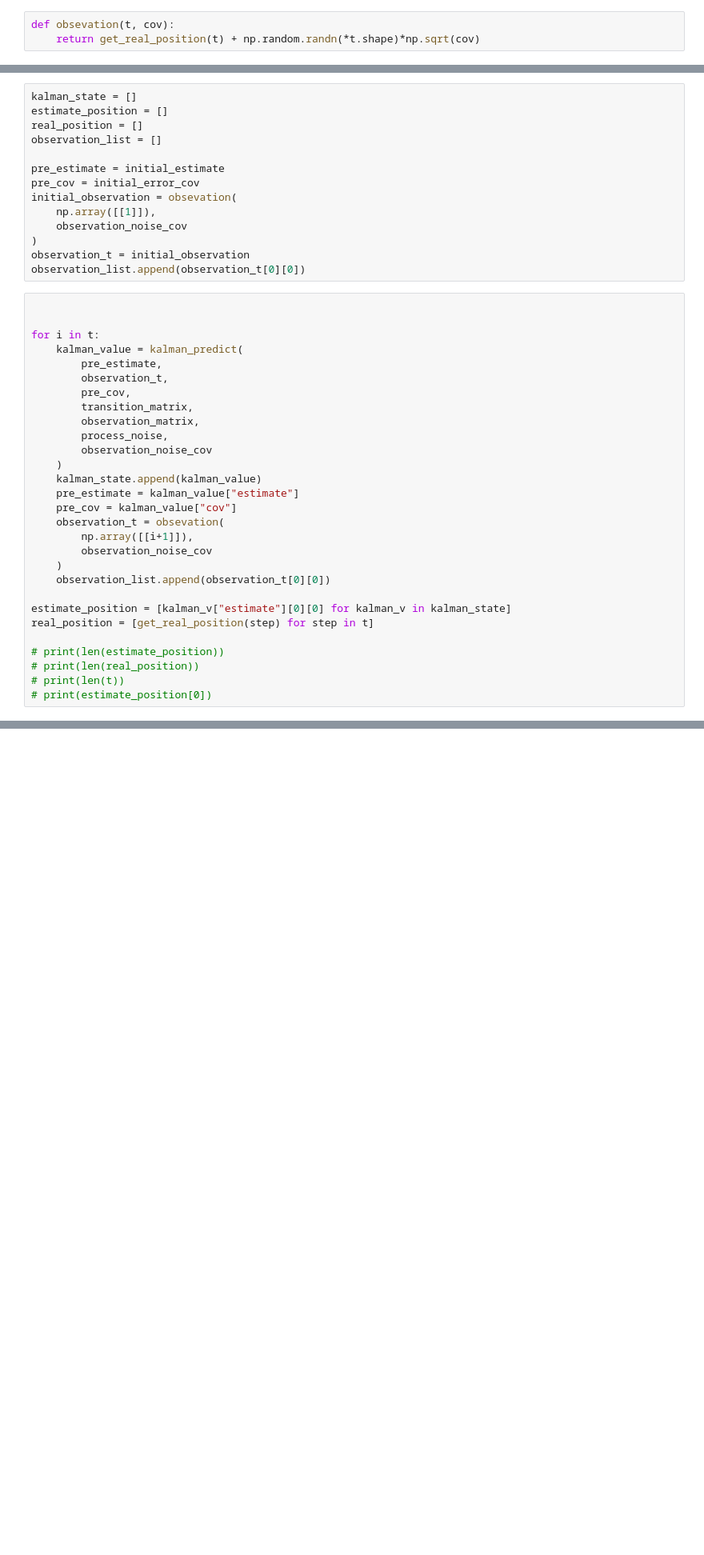
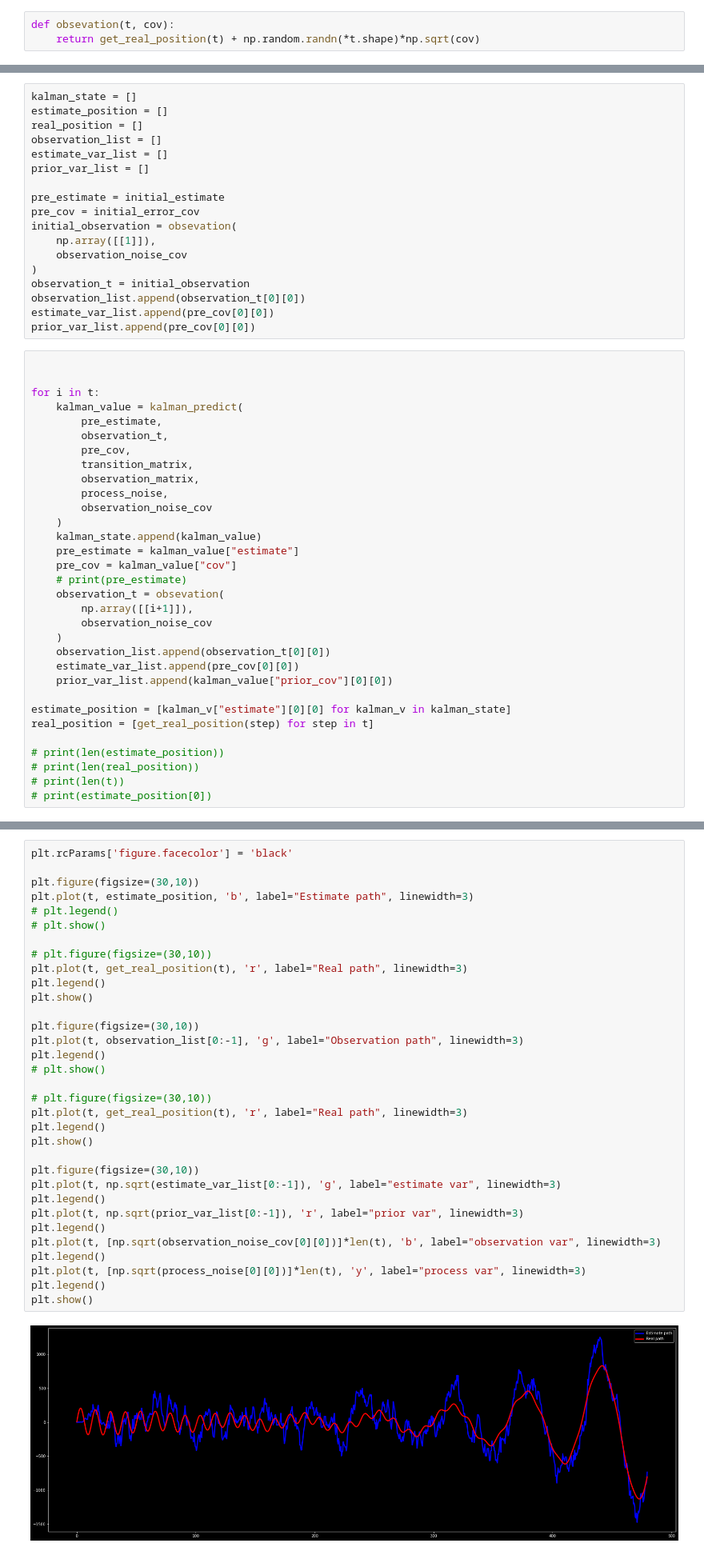
Before and after one commit to Long-ThanhLe/KalmanFilter, a Jupyter notebook: kalman.ipynb, the cells around one changed output, grey strips where cells are left out. Shown: that part at 80% size. Cells and saved outputs as stored; diff of their text form; blank space fills up the shorter version.

```diff
--- a/kalman.ipynb
+++ b/kalman.ipynb
@@ -54,6 +56,8 @@ kalman_state = []
 estimate_position = []
 real_position = []
 observation_list = []
+estimate_var_list = []
+prior_var_list = []
 
 pre_estimate = initial_estimate
 pre_cov = initial_error_cov
@@ -63,6 +67,8 @@ initial_observation = obsevation(
 )
 observation_t = initial_observation
 observation_list.append(observation_t[0][0])
+estimate_var_list.append(pre_cov[0][0])
+prior_var_list.append(pre_cov[0][0])
 # %%
 
 
@@ -79,11 +85,14 @@ for i in t:
     kalman_state.append(kalman_value)
     pre_estimate = kalman_value["estimate"]
     pre_cov = kalman_value["cov"]
+    # print(pre_estimate)
     observation_t = obsevation(
         np.array([[i+1]]),
         observation_noise_cov
     )
     observation_list.append(observation_t[0][0])
+    estimate_var_list.append(pre_cov[0][0])
+    prior_var_list.append(kalman_value["prior_cov"][0][0])
 
 estimate_position = [kalman_v["estimate"][0][0] for kalman_v in kalman_state]
 real_position = [get_real_position(step) for step in t]
@@ -110,0 +104,35 @@ plt.show()
+# %%
+plt.rcParams['figure.facecolor'] = 'black'
+
+plt.figure(figsize=(30,10))
+plt.plot(t, estimate_position, 'b', label="Estimate path", linewidth=3)
+# plt.legend()
+# plt.show()
+
+# plt.figure(figsize=(30,10))
+plt.plot(t, get_real_position(t), 'r', label="Real path", linewidth=3)
+plt.legend()
+plt.show()
+
+plt.figure(figsize=(30,10))
+plt.plot(t, observation_list[0:-1], 'g', label="Observation path", linewidth=3)
+plt.legend()
+# plt.show()
+
+# plt.figure(figsize=(30,10))
+plt.plot(t, get_real_position(t), 'r', label="Real path", linewidth=3)
+plt.legend()
+plt.show()
+
+plt.figure(figsize=(30,10))
+plt.plot(t, np.sqrt(estimate_var_list[0:-1]), 'g', label="estimate var", linewidth=3)
+plt.legend()
+plt.plot(t, np.sqrt(prior_var_list[0:-1]), 'r', label="prior var", linewidth=3)
+plt.legend()
+plt.plot(t, [np.sqrt(observation_noise_cov[0][0])]*len(t), 'b', label="observation var", linewidth=3)
+plt.legend()
+plt.plot(t, [np.sqrt(process_noise[0][0])]*len(t), 'y', label="process var", linewidth=3)
+plt.legend()
+plt.show()
+# %% [output]
+[figure, added]
```
Also changed, not shown: parts of 6 cells of this notebook, 2 other files.
